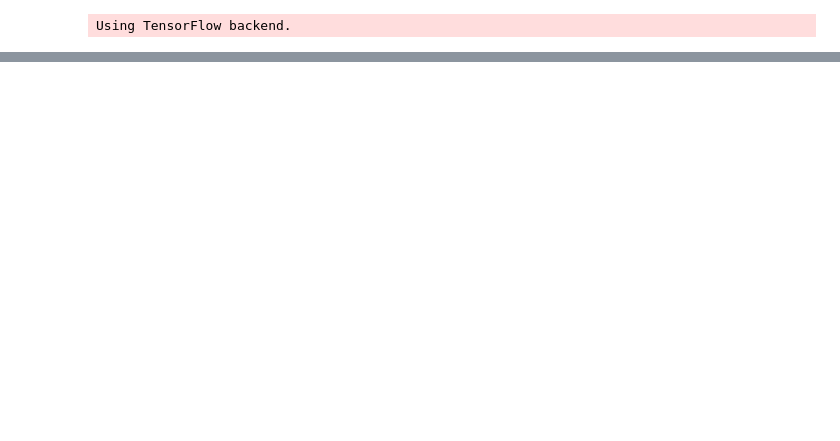
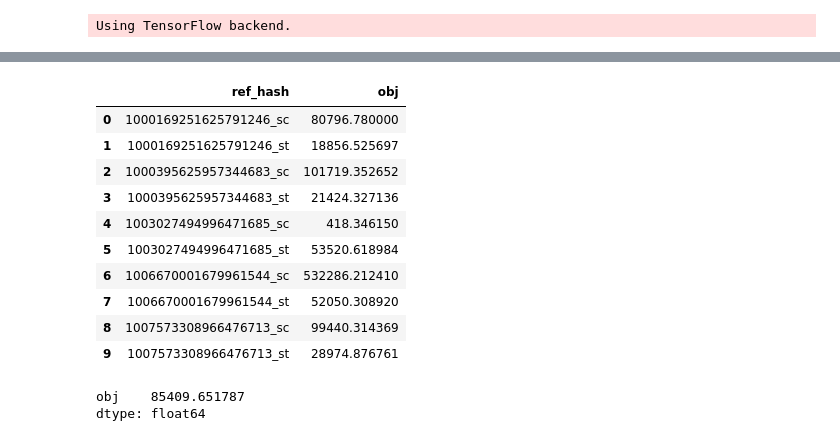
Before and after one commit to Elianagam/orgaDatosTp2, a Jupyter notebook: predicciones.ipynb, the cells around one changed output, grey strips where cells are left out. Drawn from its saved outputs; the diff is of its cells as text; code cells hidden in the pictures; blank space fills up the shorter version.

```diff
--- a/predicciones.ipynb
+++ b/predicciones.ipynb
@@ -111,0 +175,21 @@ predictions.to_csv('predicciones/predicciones1.csv')
+# %%
+predictions_old = pd.read_csv('predicciones/predicciones7.csv')
+# %%
+predictions_old.sort_values('ref_hash').head(10)
+# %% [output]
+|  | ref_hash | obj |
+| 0 | 1000169251625791246_sc | 80796.780000 |
+| 1 | 1000169251625791246_st | 18856.525697 |
+| 2 | 1000395625957344683_sc | 101719.352652 |
+| 3 | 1000395625957344683_st | 21424.327136 |
+| 4 | 1003027494996471685_sc | 418.346150 |
+| 5 | 1003027494996471685_st | 53520.618984 |
+| 6 | 1006670001679961544_sc | 532286.212410 |
+| 7 | 1006670001679961544_st | 52050.308920 |
+| 8 | 1007573308966476713_sc | 99440.314369 |
+| 9 | 1007573308966476713_st | 28974.876761 |
+# %%
+predictions_old.mean()
+# %% [output]
+obj    85409.651787
+dtype: float64
```
Also changed, not shown: parts of 29 cells of this notebook, 22 other files.
